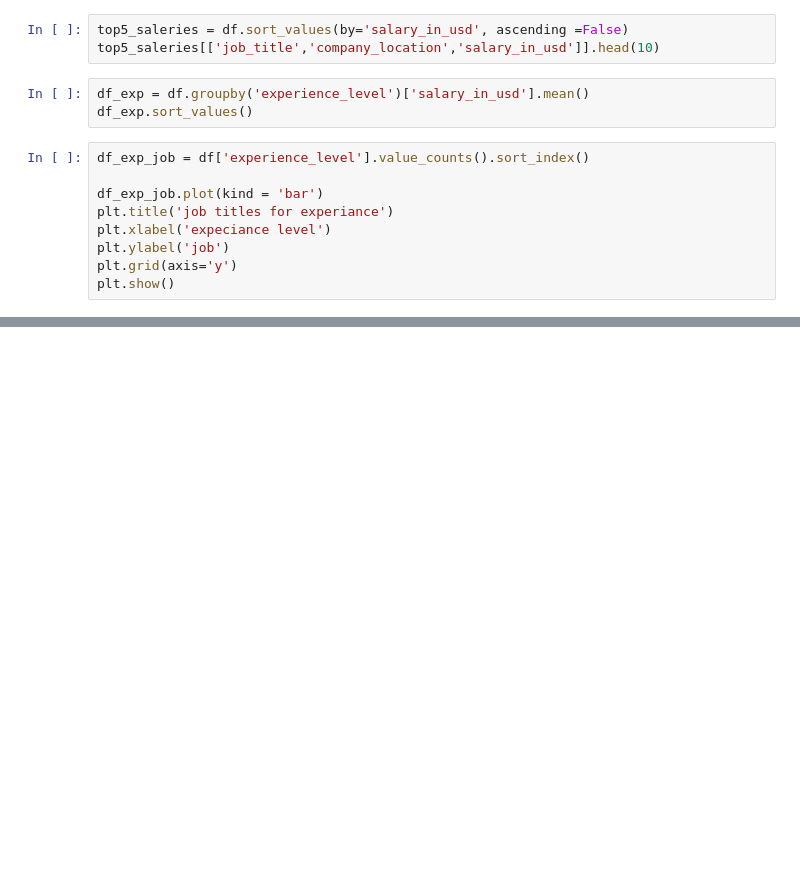
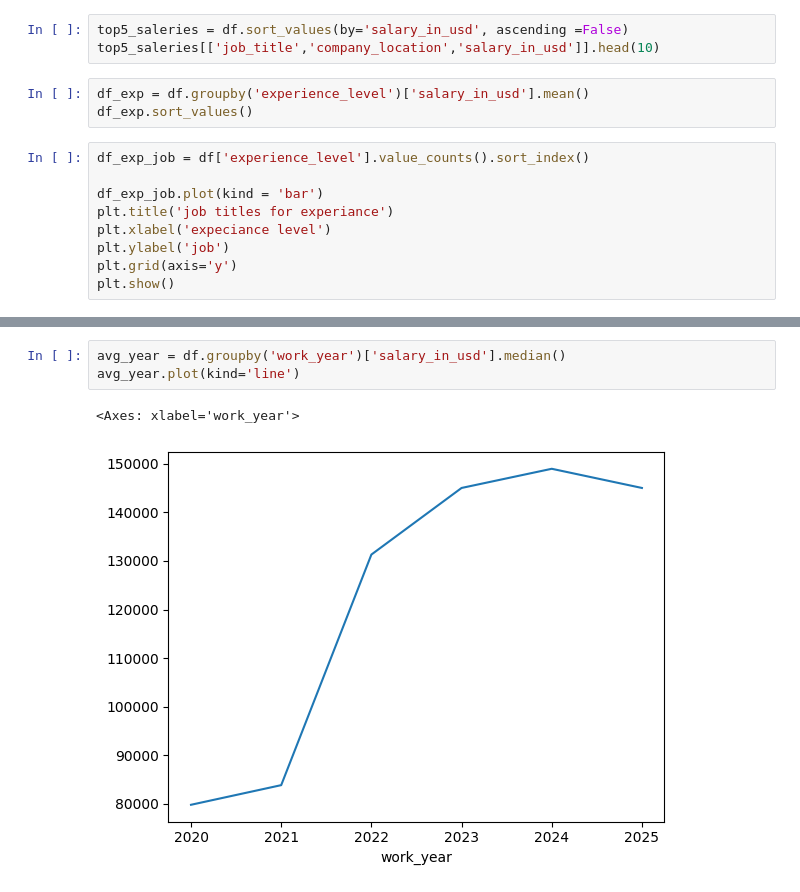
Before and after one commit to alaaguedda/python-Colab-Trainer, a Jupyter notebook: jupyter.ipynb, the cells around one changed output, grey strips where cells are left out. Cells and saved outputs as stored; diff of their text form; blank space fills up the shorter version.

```diff
--- a/jupyter.ipynb
+++ b/jupyter.ipynb
@@ -121,0 +122,6 @@ plt.show()
+# %%
+avg_year = df.groupby('work_year')['salary_in_usd'].median()
+avg_year.plot(kind='line')
+# %% [output]
+<Axes: xlabel='work_year'>
+[figure, added]
```
Also changed, not shown: parts of 18 cells of this notebook.
